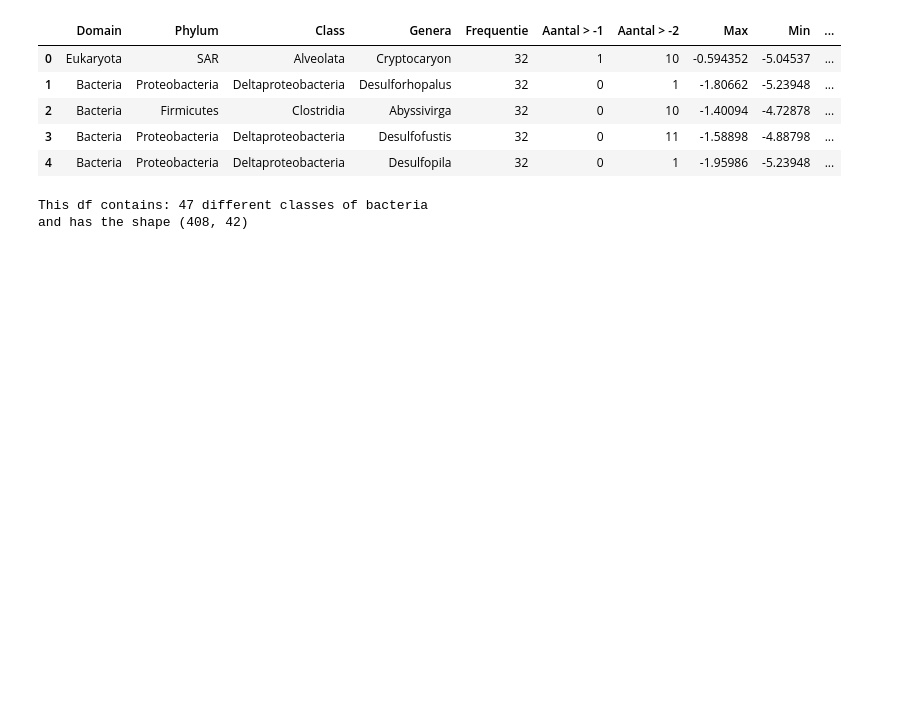
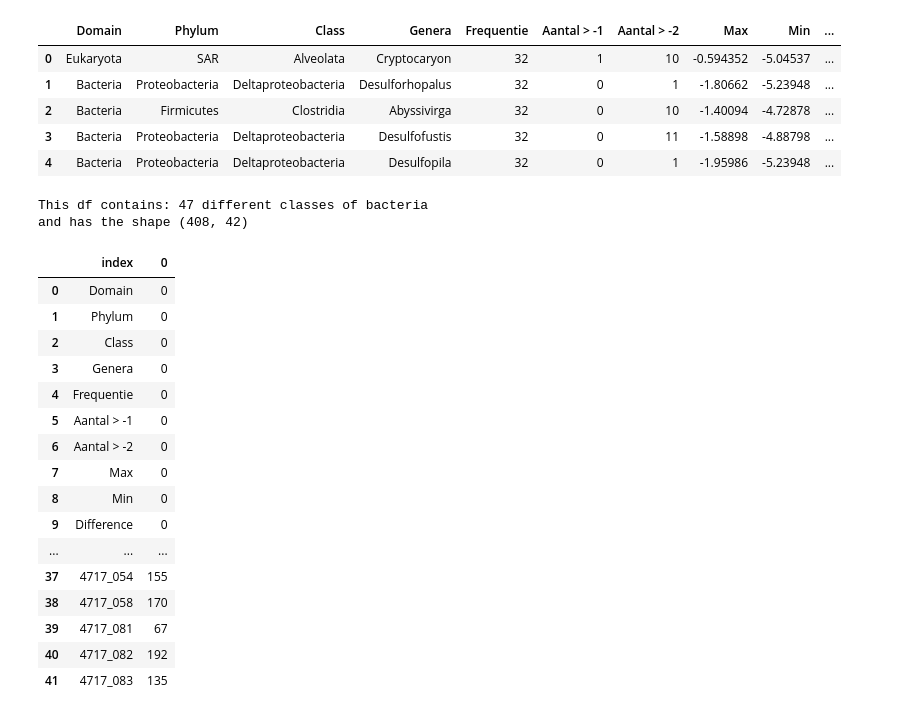
Before and after one commit to KennisnetwerkDataScience/Waterlaboratorium-Noord-IoT, a Jupyter notebook: Team1/read_and_explore.ipynb, the cells around one changed output. Drawn from its saved outputs; the diff is of its cells as text; code cells hidden in the pictures; blank space fills up the shorter version.

```diff
--- a/Team1/read_and_explore.ipynb
+++ b/Team1/read_and_explore.ipynb
@@ -77,3 +74,25 @@ This df contains: 47 different classes of bacteria
 and has the shape (408, 42)
 # %%
 df_selected.to_csv(PATH + 'test.csv')
+# %%
+nan_df_selected = df_selected.isnull().sum().reset_index()
+nan_df_selected = nan_df_selected.loc[:, nan_df_selected.isnull().mean() < .6]
+nan_df_selected
+# %% [output]
+|  | index | 0 |
+| 0 | Domain | 0 |
+| 1 | Phylum | 0 |
+| 2 | Class | 0 |
+| 3 | Genera | 0 |
+| 4 | Frequentie | 0 |
+| 5 | Aantal > -1 | 0 |
+| 6 | Aantal > -2 | 0 |
+| 7 | Max | 0 |
+| 8 | Min | 0 |
+| 9 | Difference | 0 |
+| ... | ... | ... |
+| 37 | 4717_054 | 155 |
+| 38 | 4717_058 | 170 |
+| 39 | 4717_081 | 67 |
+| 40 | 4717_082 | 192 |
+| 41 | 4717_083 | 135 |
```
Also changed, not shown: parts of 9 cells of this notebook.
